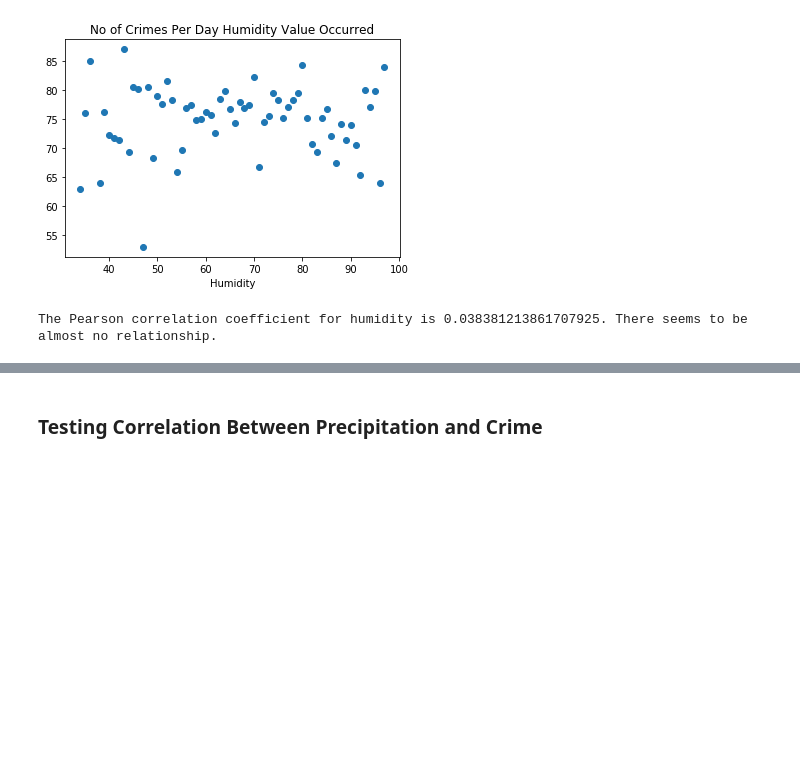
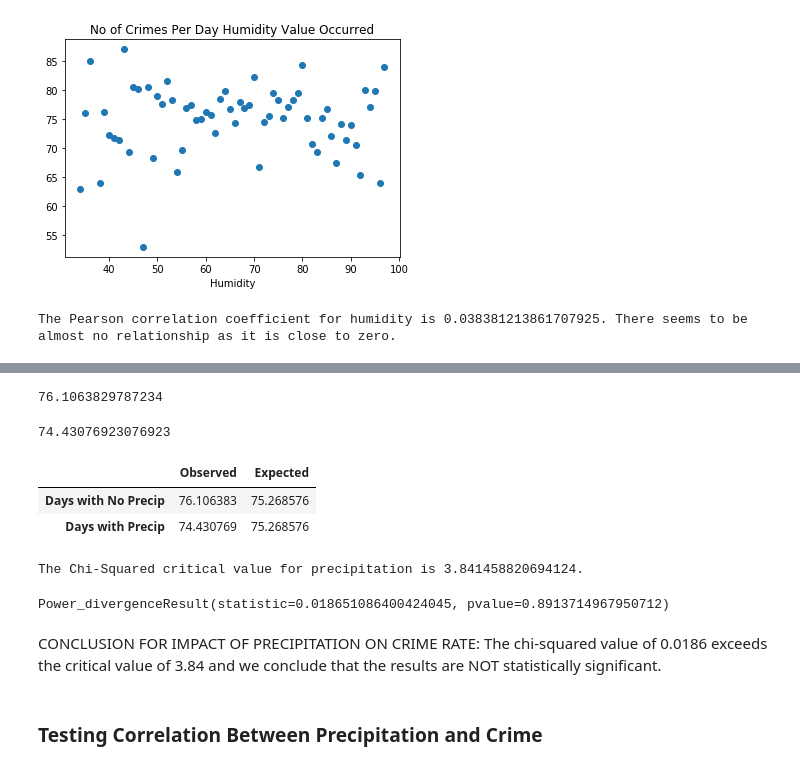
Before and after one commit to b-wild/Project_One_Group_2, a Jupyter notebook: Q3-4_Correlation.ipynb, the cells around one changed output, grey strips where cells are left out. Saved outputs shown, nothing was run; the diff lists cells and outputs as text; code cells hidden in the pictures; blank space fills up the shorter version.

Commit message:
Updates Chi-Squared test

```diff
--- a/Q3-4_Correlation.ipynb
+++ b/Q3-4_Correlation.ipynb
@@ -196,9 +202,9 @@ plt.show()
 #Calculate the Pearson correlation coefficient for x and y
 corr_humid = st.pearsonr(crime_rate_humid.index,crime_rate_humid.values)
 print(f"The Pearson correlation coefficient for humidity is {corr_humid[0]}. \
-There seems to be almost no relationship. ")
+There seems to be almost no relationship as it is close to zero. ")
 # %% [output]
-The Pearson correlation coefficient for humidity is 0.038381213861707925. There seems to be almost no relationship.
+The Pearson correlation coefficient for humidity is 0.038381213861707925. There seems to be almost no relationship as it is close to zero.
 # %%
 # Finding average crime per day precipitation vs. no precipitation
 precip_col = np.where((data['Total Precipitation (in)']) > 0, 'Precipitation', 'No Precipitation')
@@ -211,6 +217,55 @@ data.head()
 | 2 | 2 | 2022 | 2022-02-06 | 01:00:00 | 1:00AM | property | motor vehicle theft | motor vehicle theft | 40.5 | ... |
 | 3 | 3 | 2022 | 2022-02-06 | 01:30:00 | 1:00AM | property | theft/other | theft/other | 40.5 | ... |
 | 4 | 4 | 2022 | 2022-02-06 | 02:45:00 | 2:00AM | violent | robbery | robbery | 40.5 | ... |
+# %%
+#Get the number of items in the population of no precipitation
+no_precip_crime = crime_by_precip[0.00]
+no_precip_days = days_by_precip[0.00]
+no_precip_crimerate = no_precip_crime/no_precip_days
+no_precip_crimerate
+# %% [output]
+76.1063829787234
+# %%
+#Get the number of items in the population of precipitation
+precip_crime = sum(crime_by_precip) - no_precip_crime
+precip_days = sum(days_by_precip) - no_precip_days
+precip_crimerate = precip_crime/precip_days
+precip_crimerate
+# %% [output]
+74.43076923076923
+# %%
+# Chi-Squared Analysis
+#χ2 test of Independence - used to decide whether there is a relationship between two variables of a population.
+# H₀: The two categorical variables have no relationship
+# H₁: There is a relationship between two categorical variables
+# The number of degrees of freedom of the χ2 independence test statistics: d.f. = (# rows -1) *(#columns-1)
+
+#Observed data over the past year
+observed_precip = pd.Series([no_precip_crimerate,precip_crimerate], index=["Days with No Precip","Days with Precip"])
+
+#Create dataframe
+precip_df = pd.DataFrame([observed_precip]).T
+precip_df[1] = (no_precip_crimerate+precip_crimerate)/2
+precip_df.columns = ["Observed","Expected"]
+precip_df
+# %% [output]
+|  | Observed | Expected |
+| Days with No Precip | 76.106383 | 75.268576 |
+| Days with Precip | 74.430769 | 75.268576 |
+# %%
+# The degree of freedom is (2-1)*(2-1) = 1
+# With a p-value of 0.05, the confidence level is 1.00-0.05 = 0.95.
+precip_crit_value = st.chi2.ppf(q = 0.95, df = 1)
+print(f"The Chi-Squared critical value for precipitation is {precip_crit_value}. ")
+# %% [output]
+The Chi-Squared critical value for precipitation is 3.841458820694124.
+# %%
+# Run the chi square test with st.chisquare()
+st.chisquare(precip_df['Observed'], precip_df['Expected'])
+# %% [output]
+Power_divergenceResult(statistic=0.018651086400424045, pvalue=0.8913714967950712)
+# %% [markdown]
+CONCLUSION FOR IMPACT OF PRECIPITATION ON CRIME RATE: The chi-squared value of 0.0186 exceeds the critical value of 3.84 and we conclude that the results are NOT statistically significant.
 # %% [markdown]
 ### Testing Correlation Between Precipitation and Crime
 # %%
```
Also changed, not shown: parts of 6 cells of this notebook.
